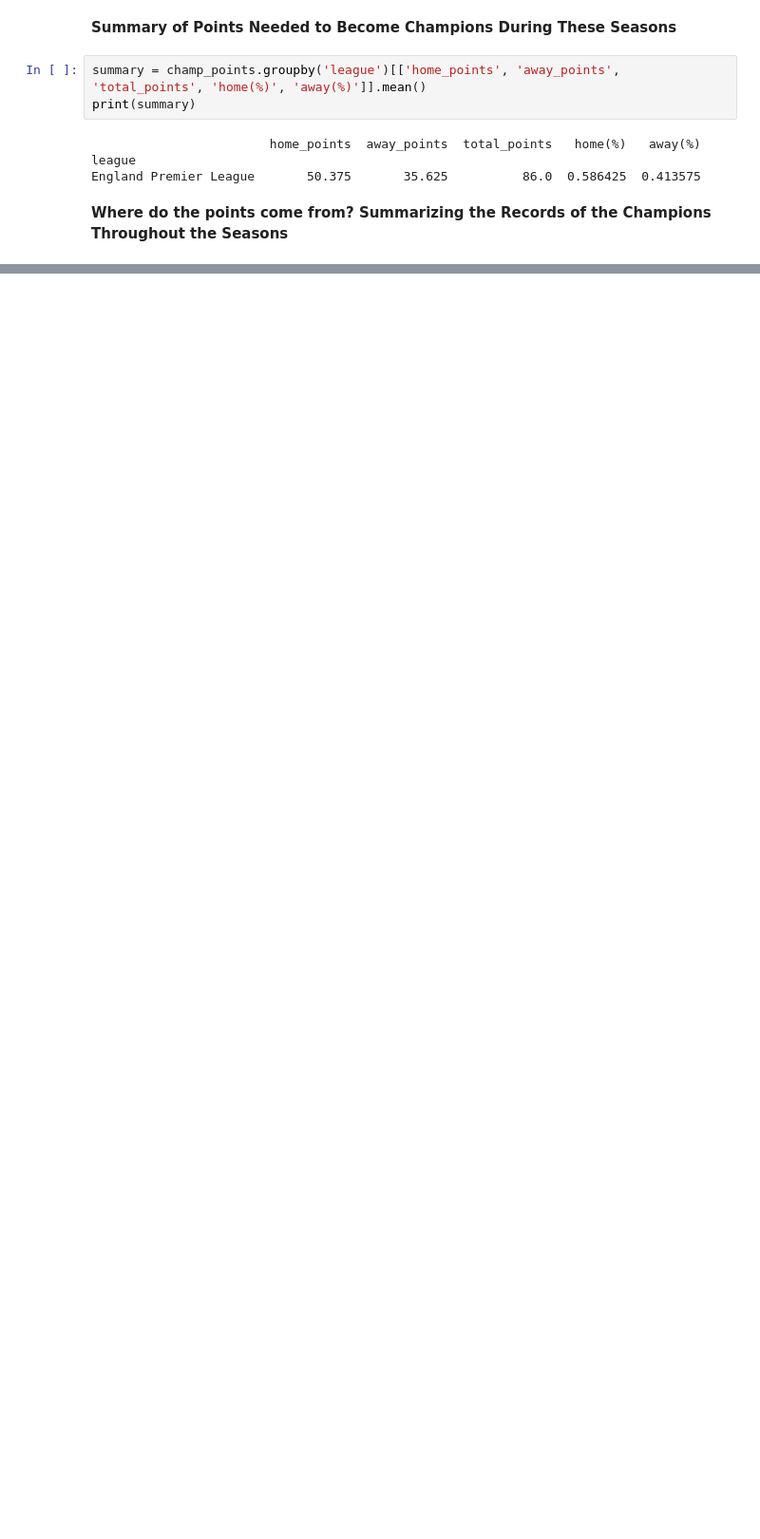
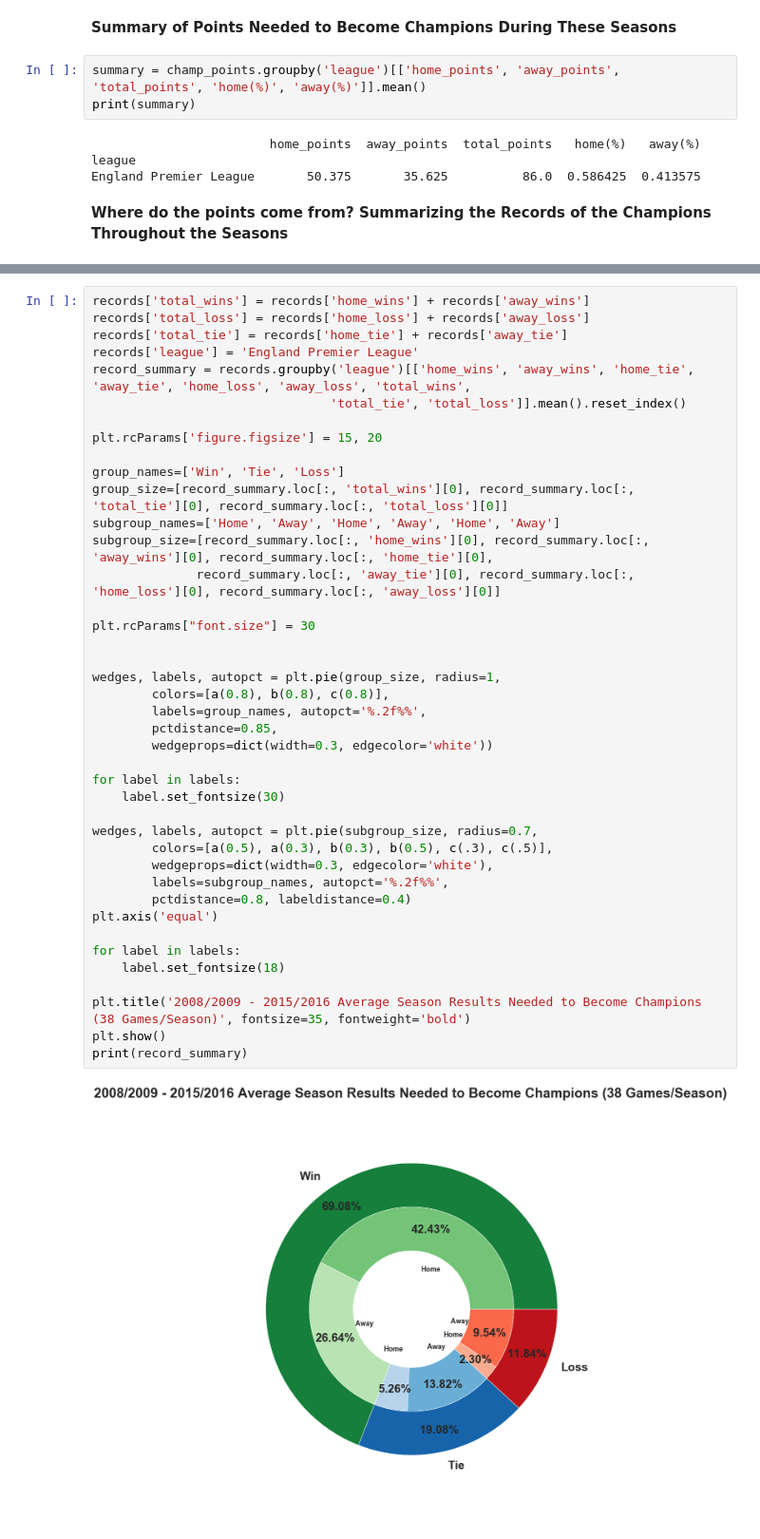
Before and after one commit to RachidRezzik/Euro_Soccer, a Jupyter notebook: Euro_Analysis.ipynb, the cells around one changed output, grey strips where cells are left out. Shown at 95% size. Saved outputs shown, nothing was run; the diff lists cells and outputs as text; blank space fills up the shorter version.

Commit message:
added seasonal_time data/viz

```diff
--- a/Euro_Analysis.ipynb
+++ b/Euro_Analysis.ipynb
@@ -730,0 +718,43 @@ print(record_summary)
+# %%
+records['total_wins'] = records['home_wins'] + records['away_wins']
+records['total_loss'] = records['home_loss'] + records['away_loss']
+records['total_tie'] = records['home_tie'] + records['away_tie']
+records['league'] = 'England Premier League'
+record_summary = records.groupby('league')[['home_wins', 'away_wins', 'home_tie', 'away_tie', 'home_loss', 'away_loss', 'total_wins',
+                                'total_tie', 'total_loss']].mean().reset_index()
+
+plt.rcParams['figure.figsize'] = 15, 20
+
+group_names=['Win', 'Tie', 'Loss']
+group_size=[record_summary.loc[:, 'total_wins'][0], record_summary.loc[:, 'total_tie'][0], record_summary.loc[:, 'total_loss'][0]]
+subgroup_names=['Home', 'Away', 'Home', 'Away', 'Home', 'Away']
+subgroup_size=[record_summary.loc[:, 'home_wins'][0], record_summary.loc[:, 'away_wins'][0], record_summary.loc[:, 'home_tie'][0],
+              record_summary.loc[:, 'away_tie'][0], record_summary.loc[:, 'home_loss'][0], record_summary.loc[:, 'away_loss'][0]]
+
+plt.rcParams["font.size"] = 30
+
+
+wedges, labels, autopct = plt.pie(group_size, radius=1,
+        colors=[a(0.8), b(0.8), c(0.8)],
+        labels=group_names, autopct='%.2f%%',
+        pctdistance=0.85,
+        wedgeprops=dict(width=0.3, edgecolor='white'))
+
+for label in labels:
+    label.set_fontsize(30)
+
+wedges, labels, autopct = plt.pie(subgroup_size, radius=0.7,
+        colors=[a(0.5), a(0.3), b(0.3), b(0.5), c(.3), c(.5)],
+        wedgeprops=dict(width=0.3, edgecolor='white'),
+        labels=subgroup_names, autopct='%.2f%%',
+        pctdistance=0.8, labeldistance=0.4)
+plt.axis('equal')
+
+for label in labels:
+    label.set_fontsize(18)
+
+plt.title('2008/2009 - 2015/2016 Average Season Results Needed to Become Champions (38 Games/Season)', fontsize=35, fontweight='bold')
+plt.show()
+print(record_summary)
+# %% [output]
+[figure, added]
```
Also changed, not shown: parts of 13 cells of this notebook.
